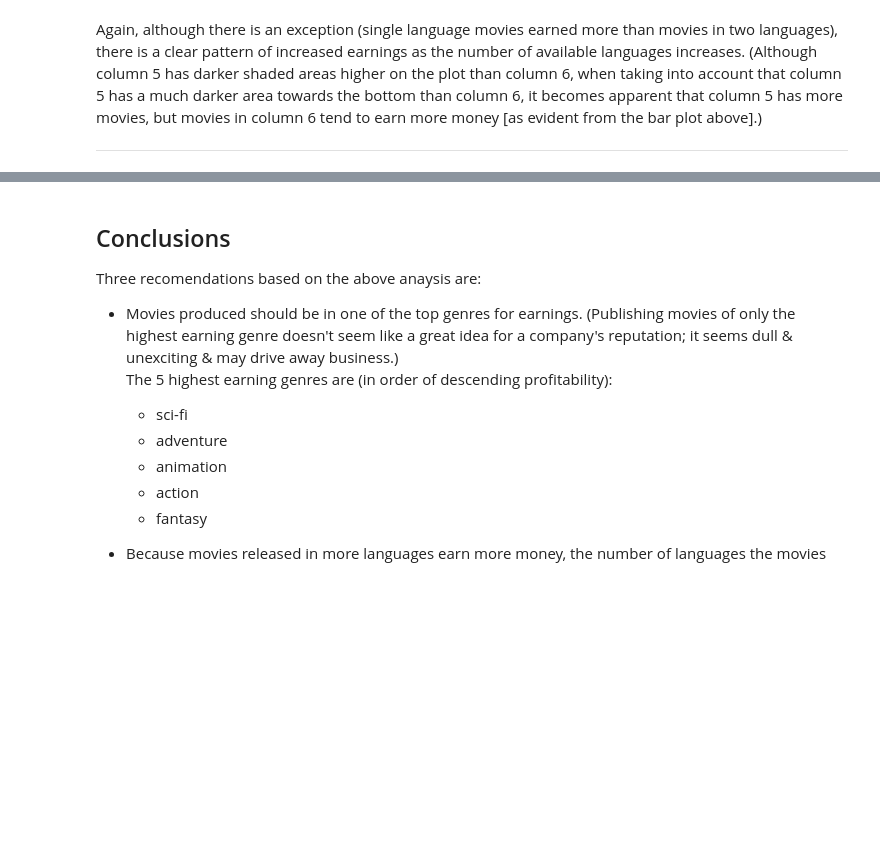
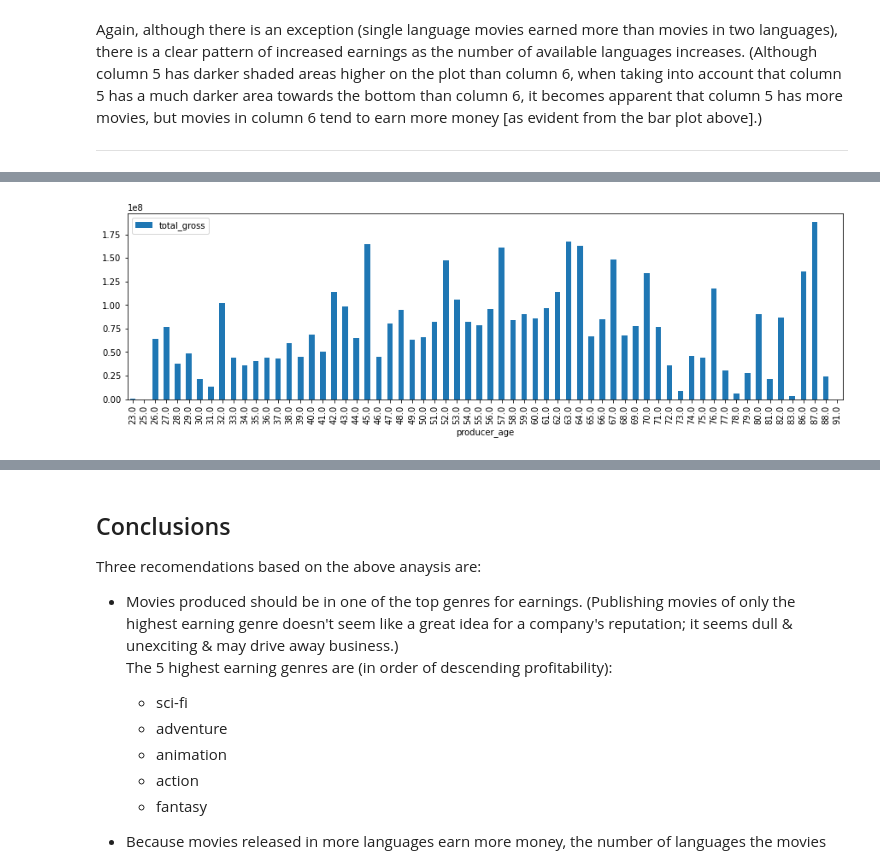
Before and after one commit to terminalcoder/Movie-Earnings-Analysis, a Jupyter notebook: Movie Earnings Analysis Notebook.ipynb, the cells around one changed output, grey strips where cells are left out. Saved outputs shown, nothing was run; the diff lists cells and outputs as text; code cells hidden in the pictures; blank space fills up the shorter version.

```diff
--- a/Movie Earnings Analysis Notebook.ipynb
+++ b/Movie Earnings Analysis Notebook.ipynb
@@ -572,0 +589,11 @@ Again, although there is an exception (single language movies earned more than m
+# %%
+# get a count of producers per age
+producer_age_count = producers_df.groupby('producer_age').count()
+producer_age_count.reset_index(inplace=True)
+# %%
+# create a dataframe with column of count of producers per age
+producer_age_count['producers_per_age'] = producer_age_count['producer']
+# remove extra columns
+producer_age_count_df = producer_age_count.drop(['movie_id', 'title', 'year', 'domestic_gross',
+       'foreign_gross', 'total_gross', 'genres', 'language', 'producer',
+       'birth_year'], axis=1)
@@ -572,0 +616,4 @@ Again, although there is an exception (single language movies earned more than m
+# %%
+mean_producer_age_df = producer_age_df.mean()
+mean_producer_age_df.reset_index(inplace=True)
+mean_producer_age_df
@@ -572,0 +634,2 @@ Again, although there is an exception (single language movies earned more than m
+# %%
+mean_producer_age_df = mean_producer_age_df.merge(producer_age_count_df, on='producer_age')
@@ -572,0 +658,4 @@ Again, although there is an exception (single language movies earned more than m
+# %%
+mean_producer_age_df.plot.bar(x = 'producer_age', y = 'total_gross', figsize=(15,4));
+# %% [output]
+[figure, added]
```
Also changed, not shown: parts of 26 cells of this notebook, 1 other file.
